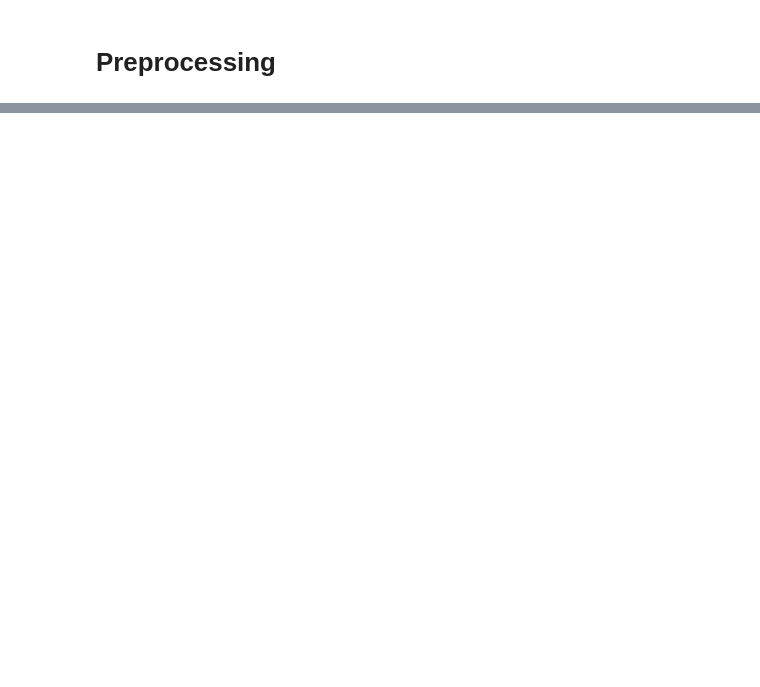
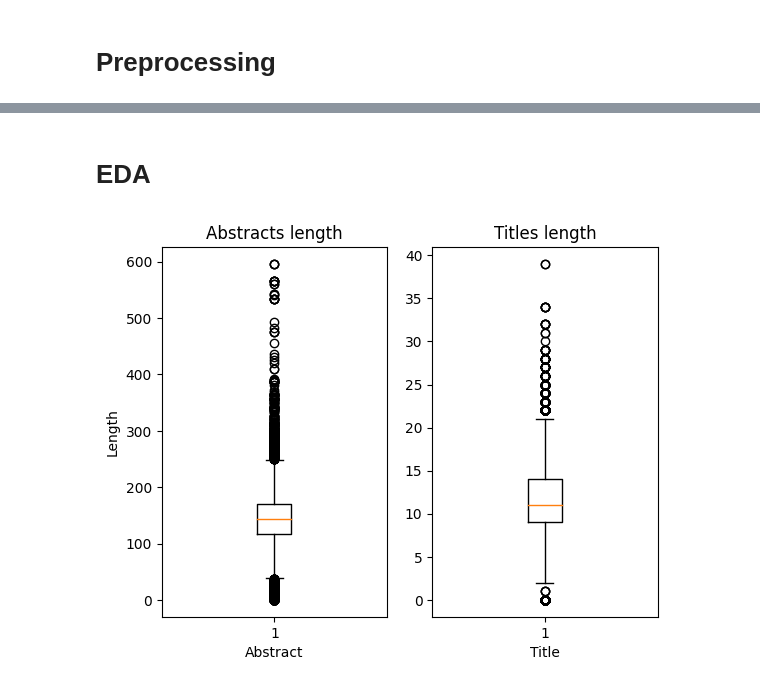
Before and after one commit to KubaOfca/nlp-project, a Jupyter notebook: title_generator.ipynb, the cells around one changed output, grey strips where cells are left out. Cells and saved outputs as stored; diff of their text form; code cells hidden in the pictures; blank space fills up the shorter version.

```diff
--- a/title_generator.ipynb
+++ b/title_generator.ipynb
@@ -17,7 +16,8 @@ from tqdm.notebook import trange, tqdm
 # %%
 rows = []
 for data in os.listdir("./data/pl_data/"):
-    rows += [tuple(row) for row in csv.reader(open(f"./data/pl_data/{data}", 'r'))]
+    if data.startswith("pl"):
+        rows += [tuple(row) for row in csv.reader(open(f"./data/pl_data/{data}", 'r'))]
 
 data = pd.DataFrame(rows, columns=["Abstract", "Title"])
 data.head()
@@ -31,0 +75,24 @@ data_pre_proc
+# %% [markdown]
+# EDA
+# %%
+abstract_len = data_pre_proc["Abstract"].apply(lambda x: len(x))
+title_len = data_pre_proc["Title"].apply(lambda x: len(x))
+
+# Example data
+fig, (ax1, ax2) = plt.subplots(1, 2)
+
+# Plotting the boxplot
+ax1.boxplot(abstract_len)
+ax2.boxplot(title_len)
+
+# Adding labels and title
+ax1.set_xlabel('Abstract')
+ax1.set_ylabel('Length')
+ax1.set_title('Abstracts length')
+ax2.set_xlabel('Title')
+ax2.set_title('Titles length')
+
+# Display the plot
+plt.show()
+# %% [output]
+[figure, added]
```
Also changed, not shown: parts of 13 cells of this notebook, 2 other files.
